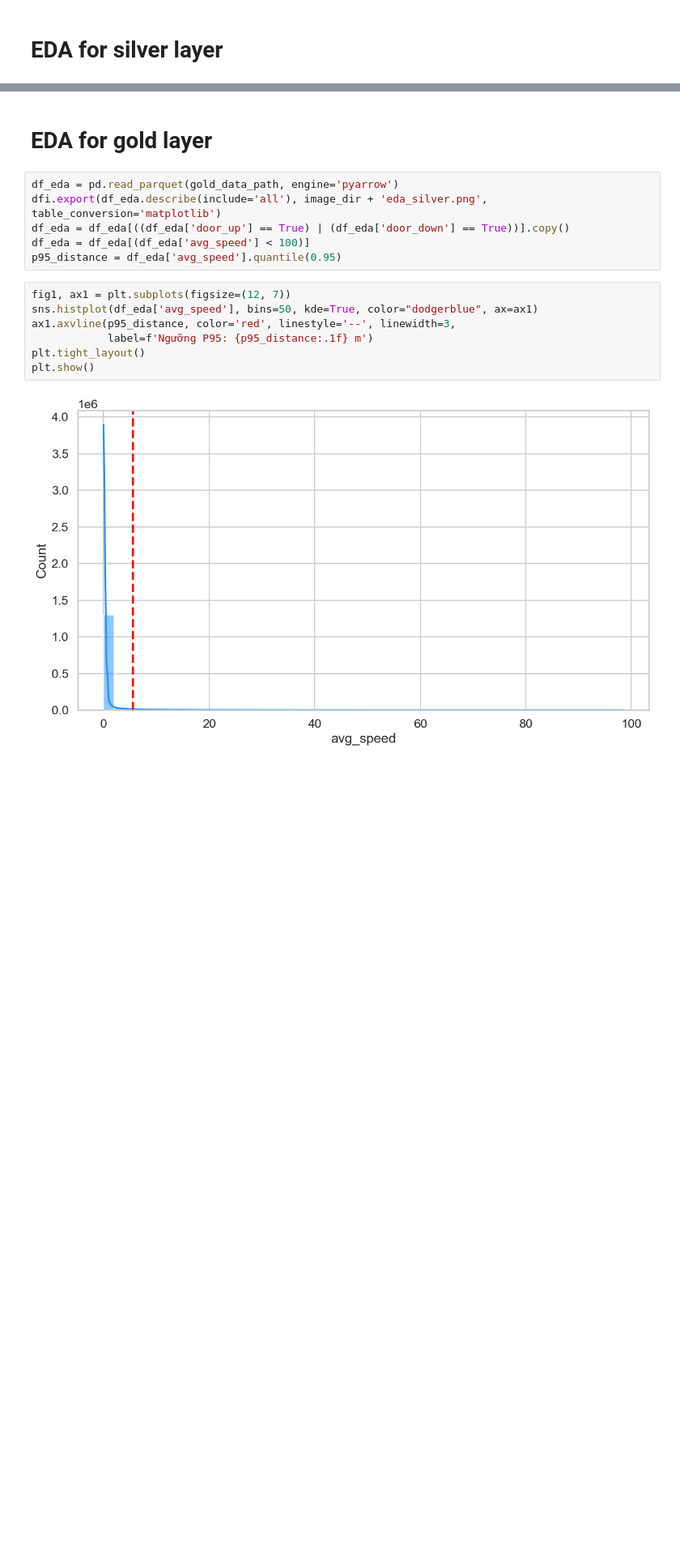
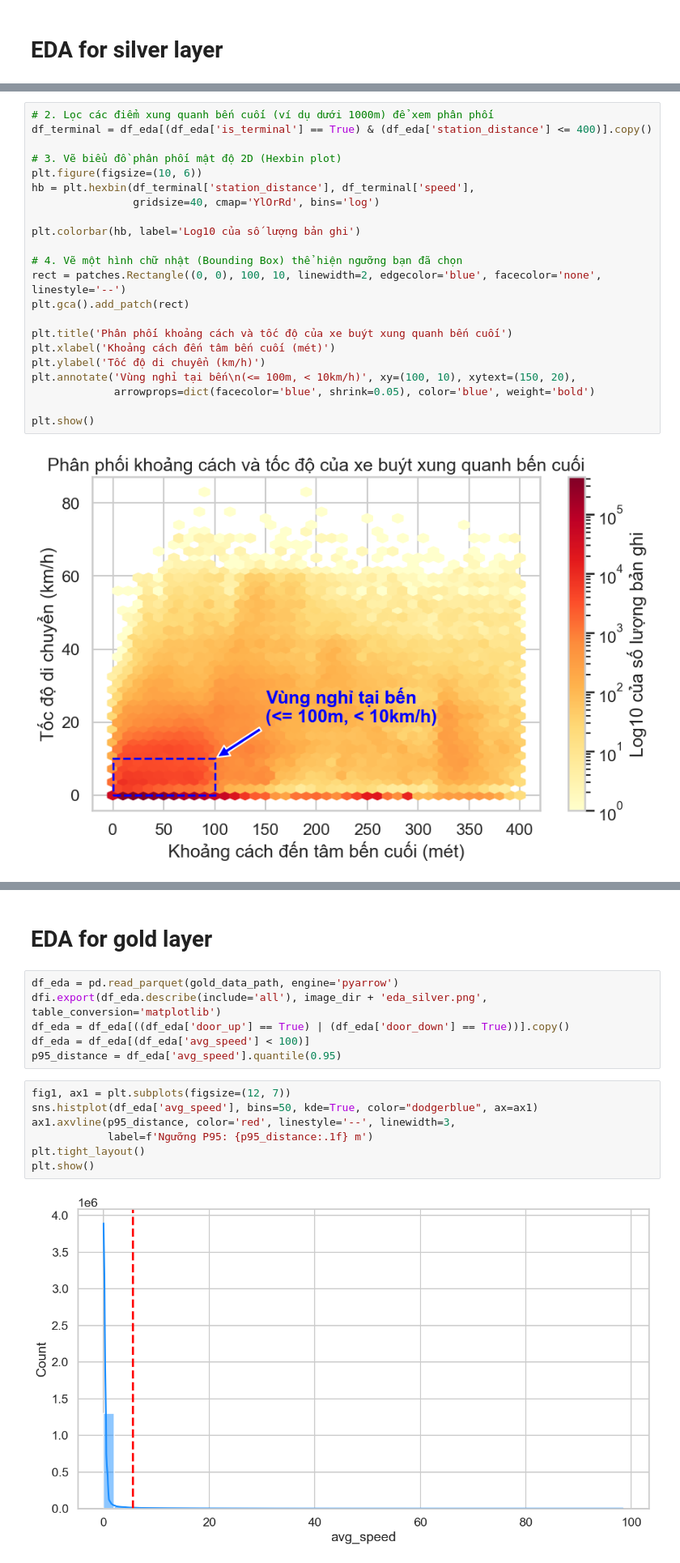
Before and after one commit to ZanissNguyen/Bus-Status-Analysis-Prediction, a Jupyter notebook: notebook/EDA.ipynb, the cells around one changed output, grey strips where cells are left out. Shown at 81% size. Drawn from its saved outputs; the diff is of its cells as text; blank space fills up the shorter version.

```diff
--- a/notebook/EDA.ipynb
+++ b/notebook/EDA.ipynb
@@ -50,0 +134,24 @@ plt.show()
+# %%
+# 2. Lọc các điểm xung quanh bến cuối (ví dụ dưới 1000m) để xem phân phối
+df_terminal = df_eda[(df_eda['is_terminal'] == True) & (df_eda['station_distance'] <= 400)].copy()
+
+# 3. Vẽ biểu đồ phân phối mật độ 2D (Hexbin plot)
+plt.figure(figsize=(10, 6))
+hb = plt.hexbin(df_terminal['station_distance'], df_terminal['speed'],
+                gridsize=40, cmap='YlOrRd', bins='log')
+
+plt.colorbar(hb, label='Log10 của số lượng bản ghi')
+
+# 4. Vẽ một hình chữ nhật (Bounding Box) thể hiện ngưỡng bạn đã chọn
+rect = patches.Rectangle((0, 0), 100, 10, linewidth=2, edgecolor='blue', facecolor='none', linestyle='--')
+plt.gca().add_patch(rect)
+
+plt.title('Phân phối khoảng cách và tốc độ của xe buýt xung quanh bến cuối')
+plt.xlabel('Khoảng cách đến tâm bến cuối (mét)')
+plt.ylabel('Tốc độ di chuyển (km/h)')
+plt.annotate('Vùng nghỉ tại bến\n(<= 100m, < 10km/h)', xy=(100, 10), xytext=(150, 20),
+             arrowprops=dict(facecolor='blue', shrink=0.05), color='blue', weight='bold')
+
+plt.show()
+# %% [output]
+[figure, added]
```
Also changed, not shown: parts of 12 cells of this notebook, 32 other files.
